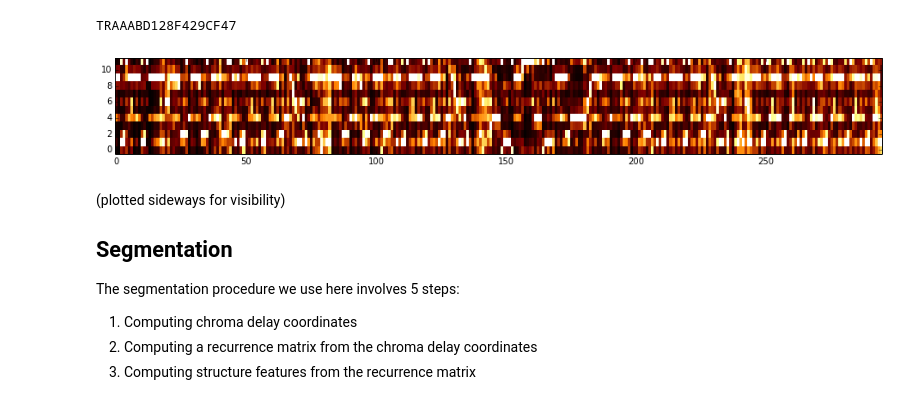
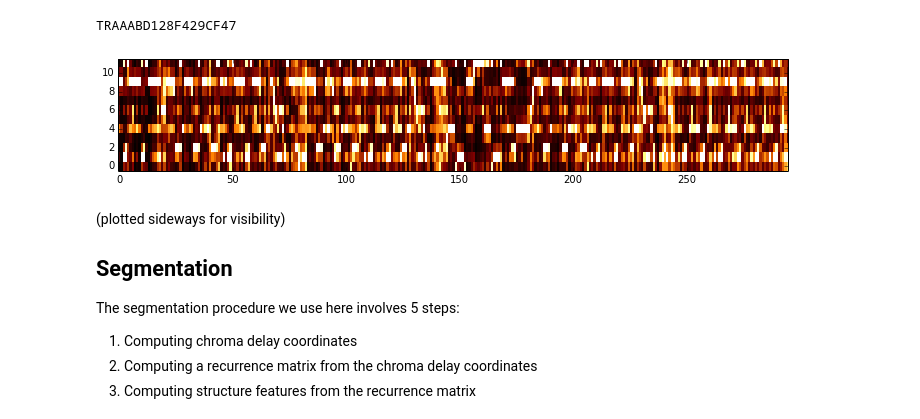
Before and after one commit to jvbalen/segmentation_demo, a Jupyter notebook: segmentation_demo.ipynb, the cells around one changed output. Drawn from its saved outputs; the diff is of its cells as text; code cells hidden in the pictures.

```diff
--- a/segmentation_demo.ipynb
+++ b/segmentation_demo.ipynb
@@ -43,19 +43,18 @@ TRAAABD128F429CF47
 # %%
 def load_chroma(uri):
     """Load chroma file from example collection.
     """
     chroma_file = 'data/' + uri + '.csv'
     chroma_data = read_csv(chroma_file)
-    chroma = chroma_data.values
-    return chroma
+    return chroma_data.values
 
 
 # test
 chroma_example = load_chroma(example_uri)
-fig, ax = subplots(1, figsize=(16,2))
+fig, ax = subplots(1, figsize=(12,2))
 ax.imshow(chroma_example.T, origin='lower', interpolation='nearest', aspect='auto', cmap='afmhot');
 # %% [output]
-[figure, old version]
+[figure, new version]
 # %% [markdown]
 (plotted sideways for visibility)
 
```
Also changed, not shown: parts of 5 cells of this notebook.
